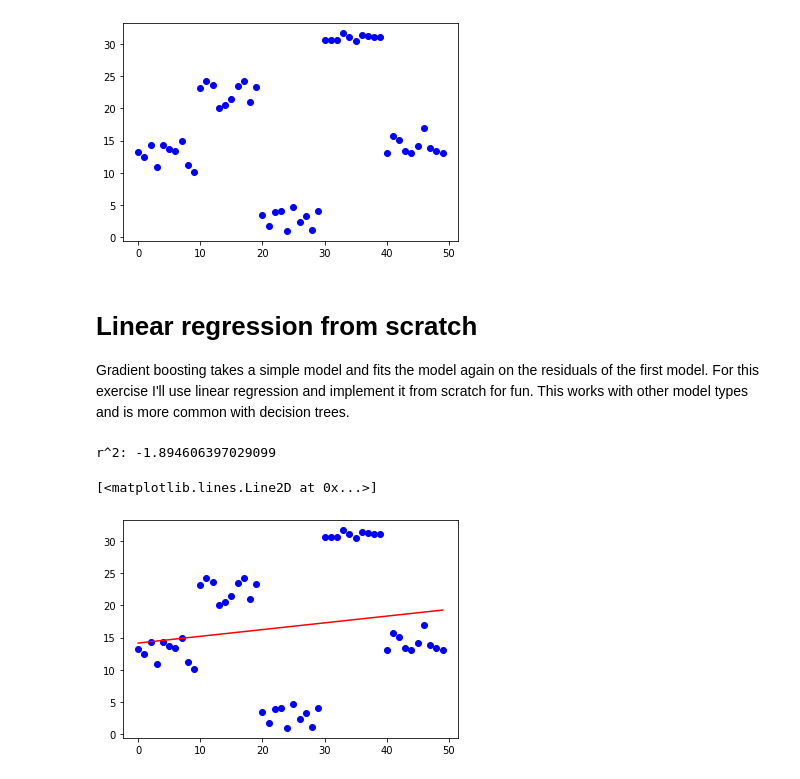
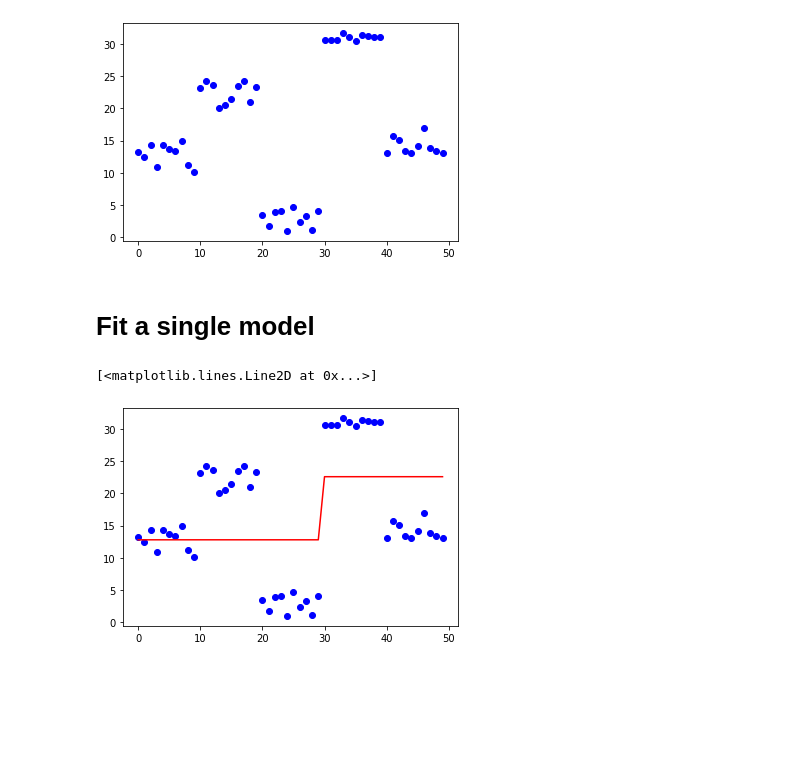
Before and after one commit to robreeves/ml-learning, a Jupyter notebook: Boosting.ipynb, the cells around one changed output. Drawn from its saved outputs; the diff is of its cells as text; code cells hidden in the pictures; blank space fills up the shorter version.

Commit message:
basic gradient boosting working

```diff
--- a/Boosting.ipynb
+++ b/Boosting.ipynb
@@ -14,6 +15,9 @@ import matplotlib.pyplot as plt
 np.random.seed(18)
 
 x = np.arange(0,50)
+x = pd.DataFrame({'x':x})
+
+# just random uniform distributions in differnt range
 
 y1 = np.random.uniform(10,15,10)
 y2 = np.random.uniform(20,25,10)
@@ -21,13 +25,10 @@ y3 = np.random.uniform(0,5,10)
 y4 = np.random.uniform(30,32,10)
 y5 = np.random.uniform(13,17,10)
 
-y = np.concatenate((y1,y2,y3,y4,y5)).flatten()
+y = np.concatenate((y1,y2,y3,y4,y5))
+y = y[:,None]
 
 plt.plot(x, y, 'bo')
 # %% [output]
 [<matplotlib.lines.Line2D at 0x...>]
 [figure]
-# %% [markdown]
-# Linear regression from scratch
-
-Gradient boosting takes a simple model and fits the model again on the residuals of the first model. For this exercise I'll use linear regression and implement it from scratch for fun. This works with other model types and is more common with decision trees.
@@ -81,11 +35,12 @@ def r2(y, y_pred):
+# %% [markdown]
+# Fit a single model
 # %%
-model = LinearRegression(x, y)
+# Restrict the depth so that a single model does not fit well
+model = tree.DecisionTreeRegressor(max_depth=1).fit(x, y)
 y_pred = model.predict(x)
-print("r^2: {}".format(r2(y, y_pred)))
 
 plt.plot(x, y, 'bo')
 plt.plot(x, y_pred, 'r')
 # %% [output]
-r^2: -1.894606397029099
+[<matplotlib.lines.Line2D at 0x...>]
-[<matplotlib.lines.Line2D at 0x...>]
-[figure, old version]
+[figure, new version]
```
Also changed, not shown: parts of 10 cells of this notebook.
